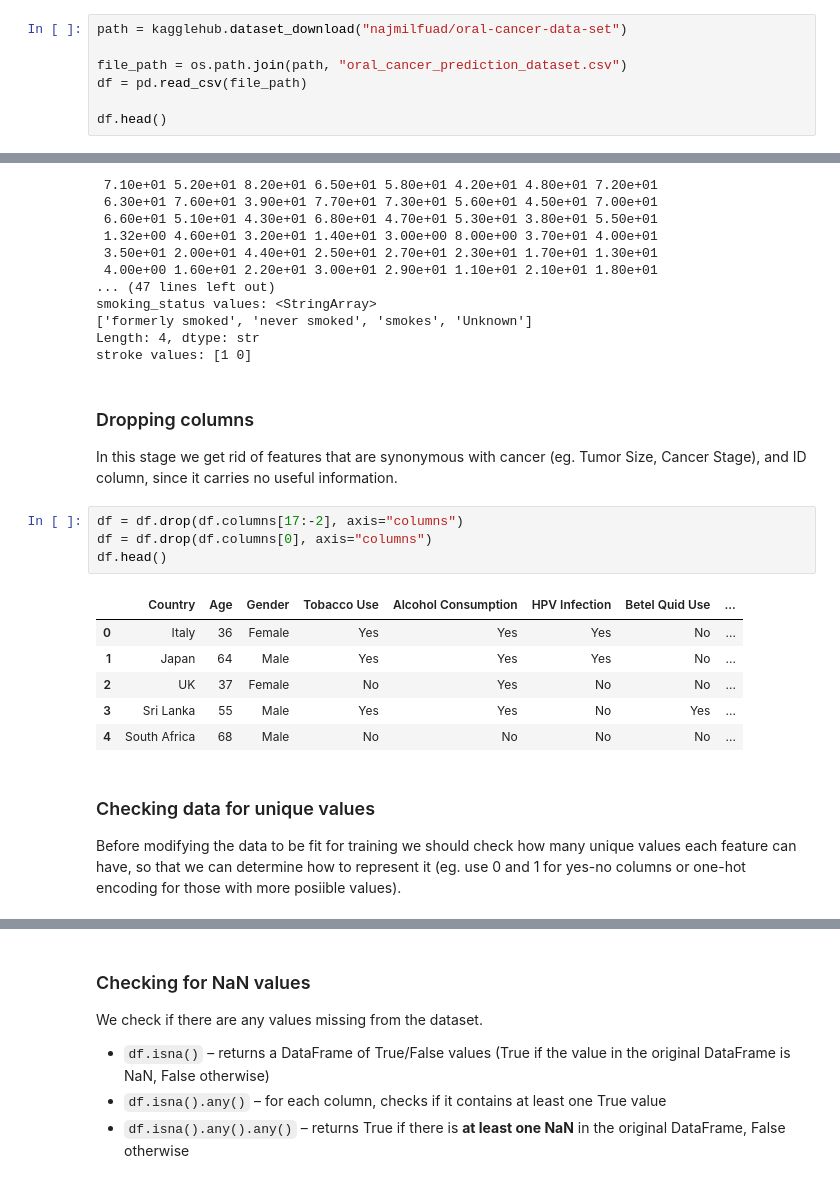
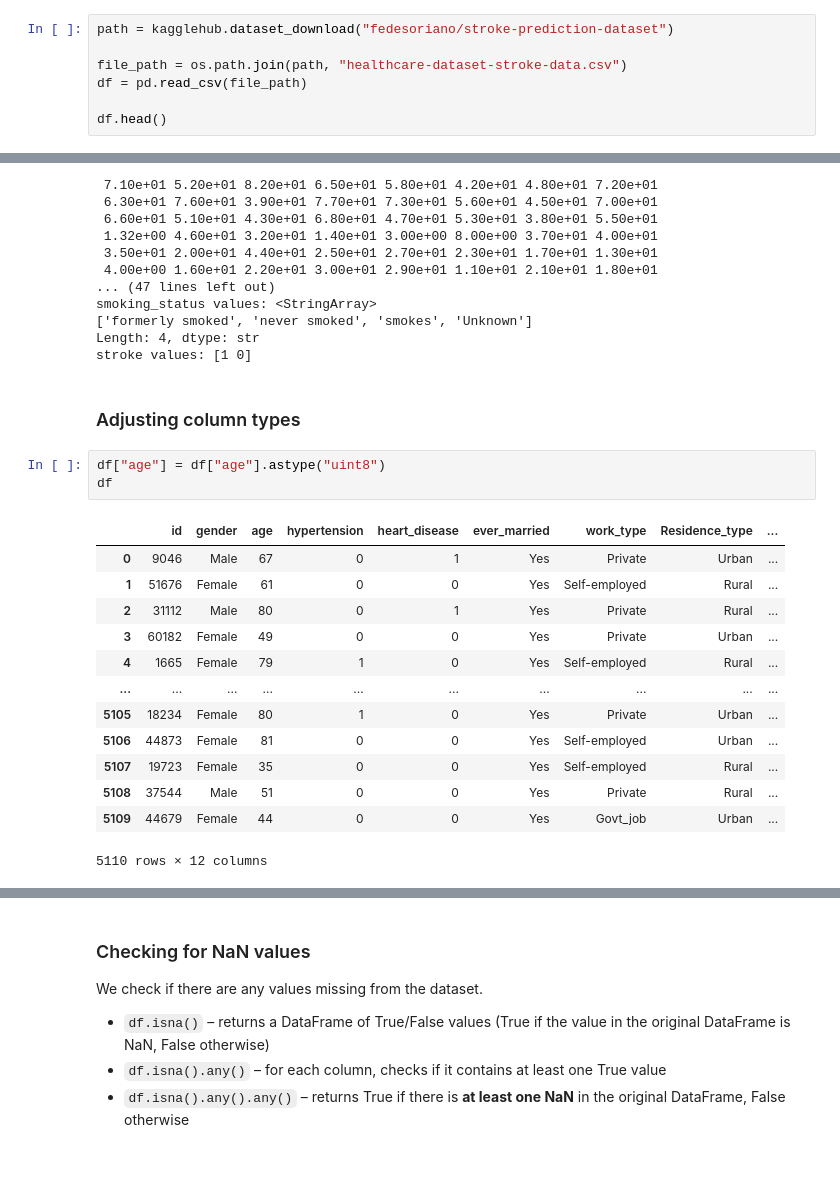
Before and after one commit to MrWlobo/Oral_Cancer_Prediction, a Jupyter notebook: main.ipynb, the cells around one changed output, grey strips where cells are left out. Cells and saved outputs as stored; diff of their text form.

```diff
--- a/main.ipynb
+++ b/main.ipynb
@@ -26,9 +27,9 @@ from sklearn.pipeline import Pipeline
 # %% [markdown]
 ## Load in data, basic data information
 # %%
-path = kagglehub.dataset_download("najmilfuad/oral-cancer-data-set")
+path = kagglehub.dataset_download("fedesoriano/stroke-prediction-dataset")
 
-file_path = os.path.join(path, "oral_cancer_prediction_dataset.csv")
+file_path = os.path.join(path, "healthcare-dataset-stroke-data.csv")
 df = pd.read_csv(file_path)
 
 df.head()
@@ -102,20 +98,21 @@ smoking_status values: <StringArray>
 Length: 4, dtype: str
 stroke values: [1 0]
 # %% [markdown]
-### Dropping columns
-In this stage we get rid of features that are synonymous with cancer (eg. Tumor Size, Cancer Stage), and ID column, since it carries no useful information.
+### Adjusting column types
 # %%
-df = df.drop(df.columns[17:-2], axis="columns")
-df = df.drop(df.columns[0], axis="columns")
-df.head()
+df["age"] = df["age"].astype("uint8")
+df
 # %% [output]
-|  | Country | Age | Gender | Tobacco Use | Alcohol Consumption | HPV Infection | Betel Quid Use | ... |
-| 0 | Italy | 36 | Female | Yes | Yes | Yes | No | ... |
-| 1 | Japan | 64 | Male | Yes | Yes | Yes | No | ... |
-| 2 | UK | 37 | Female | No | Yes | No | No | ... |
-| 3 | Sri Lanka | 55 | Male | Yes | Yes | No | Yes | ... |
-| 4 | South Africa | 68 | Male | No | No | No | No | ... |
+|  | id | gender | age | hypertension | heart_disease | ever_married | work_type | Residence_type | ... |
+| 0 | 9046 | Male | 67 | 0 | 1 | Yes | Private | Urban | ... |
+| 1 | 51676 | Female | 61 | 0 | 0 | Yes | Self-employed | Rural | ... |
+| 2 | 31112 | Male | 80 | 0 | 1 | Yes | Private | Rural | ... |
+| 3 | 60182 | Female | 49 | 0 | 0 | Yes | Private | Urban | ... |
+| 4 | 1665 | Female | 79 | 1 | 0 | Yes | Self-employed | Rural | ... |
+| ... | ... | ... | ... | ... | ... | ... | ... | ... | ... |
+| 5105 | 18234 | Female | 80 | 1 | 0 | Yes | Private | Urban | ... |
+| 5106 | 44873 | Female | 81 | 0 | 0 | Yes | Self-employed | Urban | ... |
+| 5107 | 19723 | Female | 35 | 0 | 0 | Yes | Self-employed | Rural | ... |
+| 5108 | 37544 | Male | 51 | 0 | 0 | Yes | Private | Rural | ... |
+| 5109 | 44679 | Female | 44 | 0 | 0 | Yes | Govt_job | Urban | ... |
+5110 rows × 12 columns
-# %% [markdown]
-### Checking data for unique values
-
-Before modifying the data to be fit for training we should check how many unique values each feature can have, so that we can determine how to represent it (eg. use 0 and 1 for yes-no columns or one-hot encoding for those with more posiible values).
```
Also changed, not shown: parts of 37 cells of this notebook.
